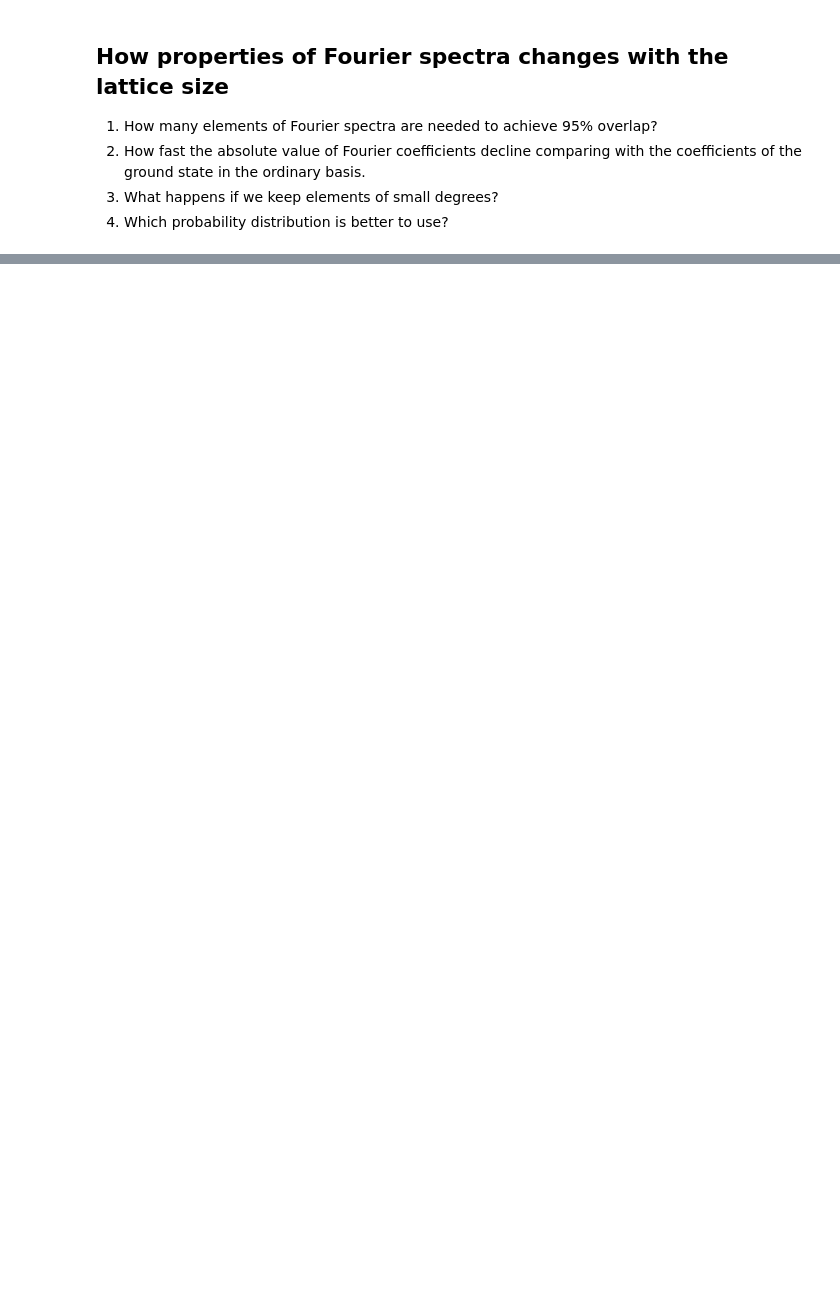
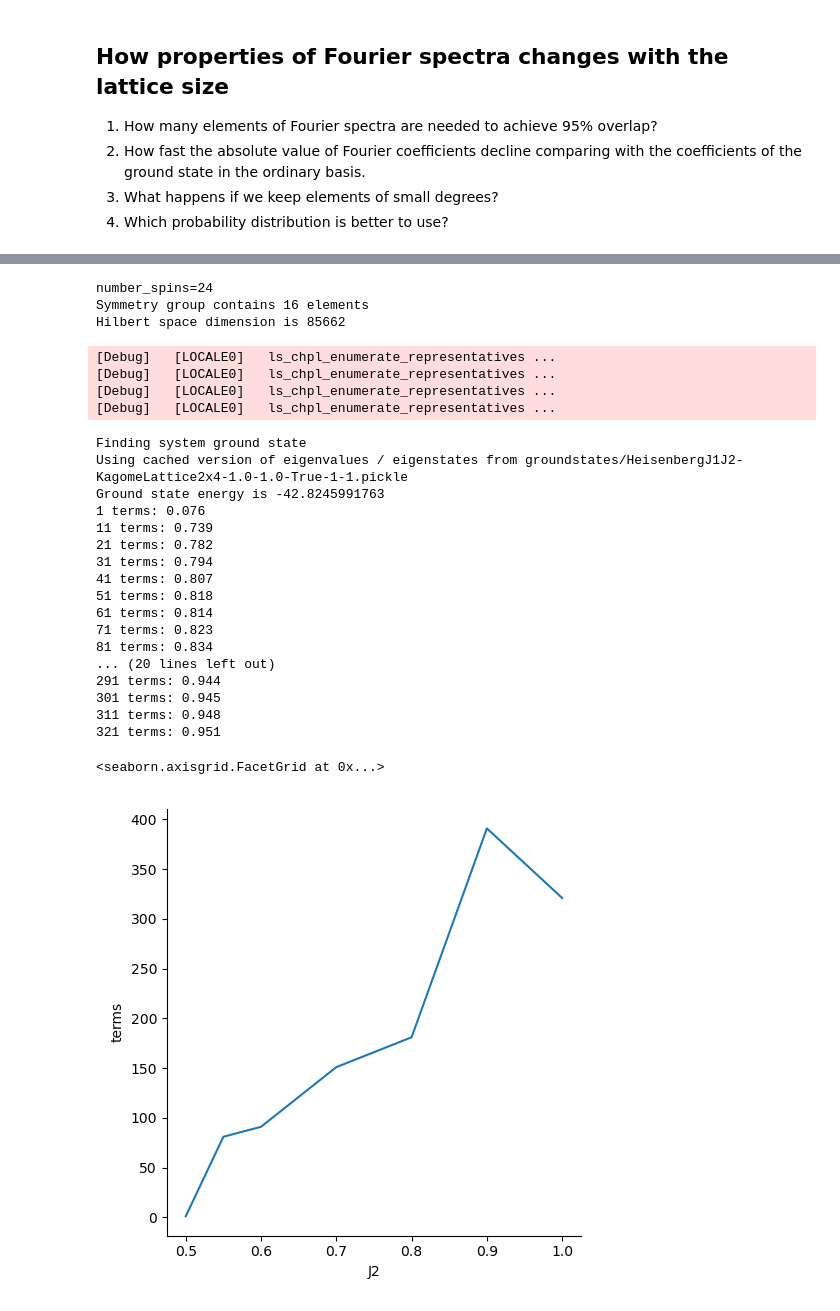
Before and after one commit to ischurov/frustrations-eda, a Jupyter notebook: boolean-analysys-experiments-3.ipynb, the cells around one changed output, grey strips where cells are left out. Drawn from its saved outputs; the diff is of its cells as text; code cells hidden in the pictures; blank space fills up the shorter version.

```diff
--- a/boolean-analysys-experiments-3.ipynb
+++ b/boolean-analysys-experiments-3.ipynb
@@ -362,20 +49,0 @@ KeyboardInterrupt:
-# %%
-evaluation_set = analyzer.system.basis.states
-state_info_df = batched_state_info_df(
-    analyzer.system.basis, analyzer.system.canonical_basis.states
-)
-scorer = "overlap"
-
-prediction = analyzer.set_truncate_strategy(keep_largest_n(91)).predict(evaluation_set)
-
-true = analyzer._get_signal_df(analyzer.system.canonical_basis.states)
-prediction_expanded = np.asarray(
-    state_info_df.merge(
-        pd.Series(prediction, name="prediction", index=evaluation_set),
-        left_on="representative",
-        right_index=True,
-        how="left",
-    )["prediction"].values
-)
-score = get_scorer(scorer)(true, np.sign(prediction_expanded))
-score
@@ -481,0 +216,59 @@ array([ 4095,  6143,  7167,  7679,  7935,  8063,  8127,  8159,  8175,
+# %%
+experiment_dir = Path("experiments/kagome24-2023-01-18")
+
+J2s = sorted(
+    [
+        float(parse.search("learner-J2={}.pickle.lz", str(file)).fixed[0])
+        for file in experiment_dir.glob("learner-J2=*.pickle.lz")
+    ]
+)
+results = []
+
+for J2 in J2s:
+    analyzer = BooleanFourierAnalyser(
+        system=HeisenbergJ1J2(
+            KagomeLattice(width=2, height=4),
+            J1=1,
+            J2=J2,
+            use_symmetries=True,
+            spin_inversion=1,
+            ground_state_cache_dir=Path("groundstates"),
+        ),
+        use_subset_symmetries=True,
+        show_progress=True,
+    )
+    analyzer.restore_learner_from_pickle(experiment_dir / f"learner-J2={J2!r}.pickle.lz")
+    terms = how_many_terms_to_achieve_score(
+        analyzer, scorer="overlap", target_score=0.95, step=10, max_terms=1001, show_progress=True
+    )
+
+    results.append(dict(J2=J2, terms=terms))
+results_df = pd.DataFrame(results)
+sns.relplot(data=results_df, x="J2", y="terms", kind="line")
+# %% [output]
+number_spins=24
+Symmetry group contains 16 elements
+Hilbert space dimension is 85662
+[Debug]   [LOCALE0]   ls_chpl_enumerate_representatives ...
+[Debug]   [LOCALE0]   ls_chpl_enumerate_representatives ...
+[Debug]   [LOCALE0]   ls_chpl_enumerate_representatives ...
+[Debug]   [LOCALE0]   ls_chpl_enumerate_representatives ...
+Finding system ground state
+Using cached version of eigenvalues / eigenstates from groundstates/HeisenbergJ1J2-KagomeLattice2x4-1.0-1.0-True-1-1.pickle
+Ground state energy is -42.8245991763
+1 terms: 0.076
+11 terms: 0.739
+21 terms: 0.782
+31 terms: 0.794
+41 terms: 0.807
+51 terms: 0.818
+61 terms: 0.814
+71 terms: 0.823
+81 terms: 0.834
+... (20 lines left out)
+291 terms: 0.944
+301 terms: 0.945
+311 terms: 0.948
+321 terms: 0.951
+<seaborn.axisgrid.FacetGrid at 0x...>
+[figure, added]
```
Also changed, not shown: parts of 37 cells of this notebook, 2 other files.
